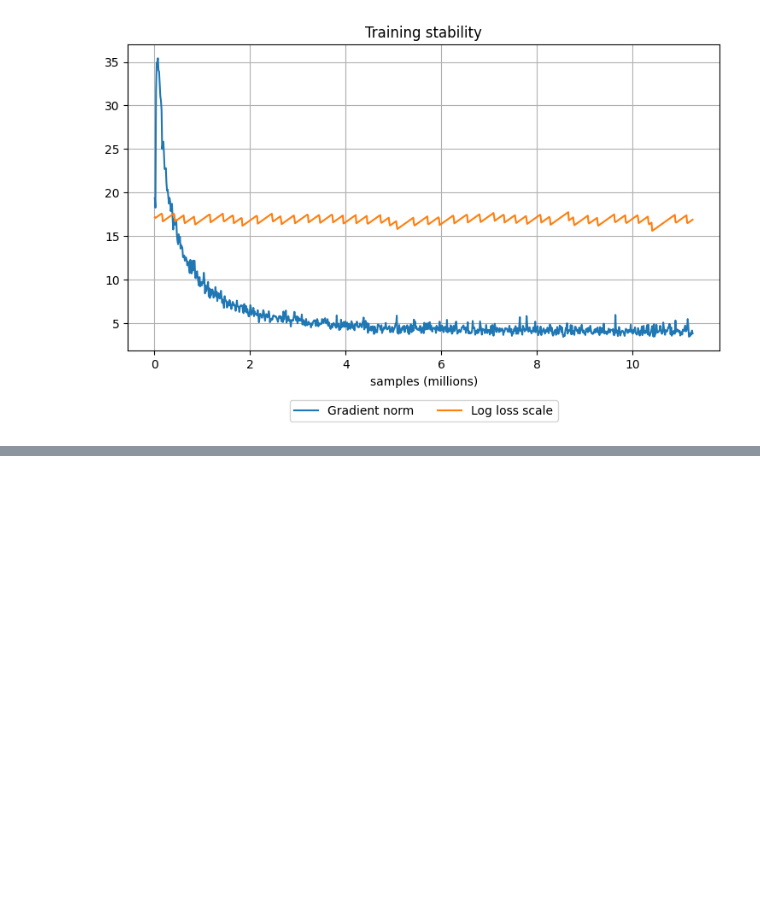
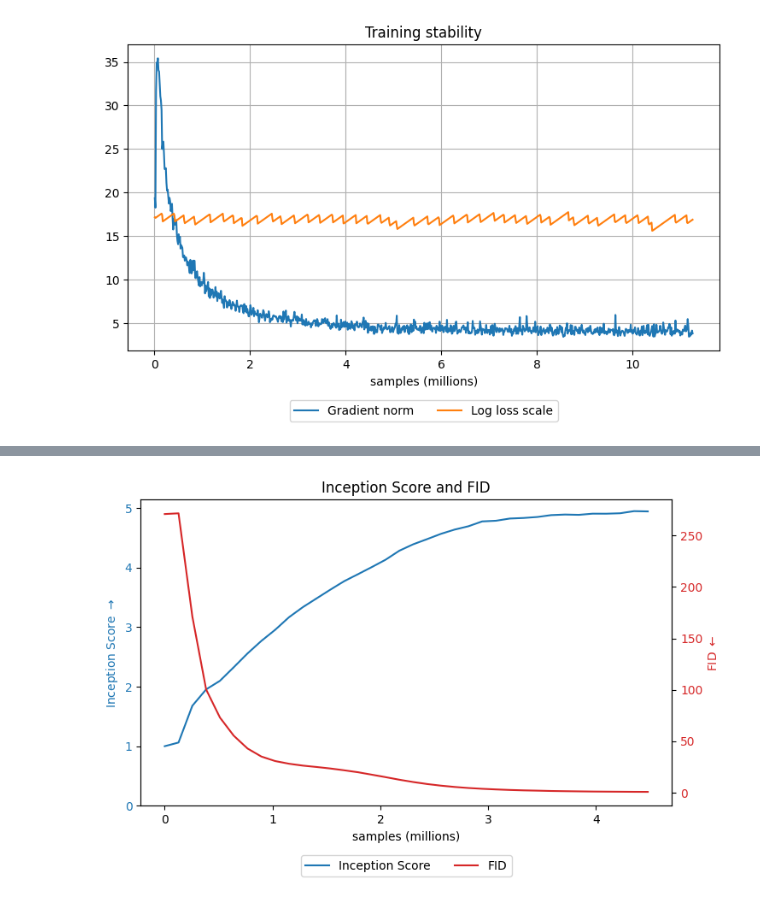
Before and after one commit to kbratosi/pagoda, a Jupyter notebook: analysis/unconditional.ipynb, the cells around one changed output, grey strips where cells are left out. Saved outputs shown, nothing was run; the diff lists cells and outputs as text; code cells hidden in the pictures; blank space fills up the shorter version.

```diff
--- a/analysis/unconditional.ipynb
+++ b/analysis/unconditional.ipynb
@@ -154,0 +209,17 @@ plot_stability(stage2_df2)
+# %%
+try:
+    stage3a_df = pd.read_csv("stage3a.csv")
+    # stage3a_df = stage3a_df.drop(columns=["fid_lower", "fid_upper", "sfid_lower", "sfid_upper"])
+    print(f"Loaded stage3a.csv — shape: {stage3a_df.shape}")
+    display(stage3a_df.head())
+except Exception as e:
+    print(f"Error loading stage3a.csv: {e}")
+try:
+    stage3a_df2 = pd.read_csv("/home/bratosiewicz/pagoda/out/11-09_ffhq_stage3_128/progress.csv")
+    stage3a_df2 = stage3a_df2.drop(columns=["discriminator_loss std", "recon_discriminator_loss std", "decoder_recon_loss std", "loss1_grad_norm std"])
+    print(f"Loaded progress.csv — shape: {stage3a_df2.shape}")
+    display(stage3a_df2.head())
+except Exception as e:
+    print(f"Error loading progress.csv: {e}")
+    # create an empty DataFrame to avoid NameError later if df is used
+    stage3a_df2 = pd.DataFrame()
@@ -154,0 +241,5 @@ plot_stability(stage2_df2)
+# %%
+stage3a_samples_for_df = np.interp(stage3a_df['step'].values, stage3a_df2['step'].values, stage3a_df2['samples'].values)
+stage3a_samples_for_df[0] = 0.0
+stage3a_df['samples'] = stage3a_samples_for_df
+display(stage3a_df.head())
@@ -154,0 +253,4 @@ plot_stability(stage2_df2)
+# %%
+plot_is(stage3a_df)
+# %% [output]
+[figure, added]
```
Also changed, not shown: parts of 17 cells of this notebook, 7 other files.
